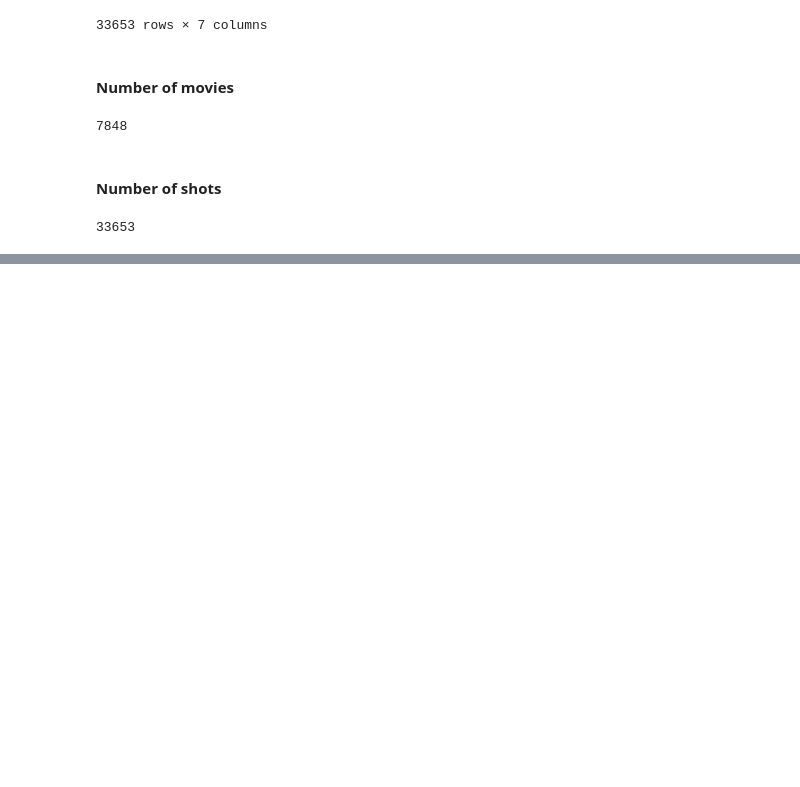
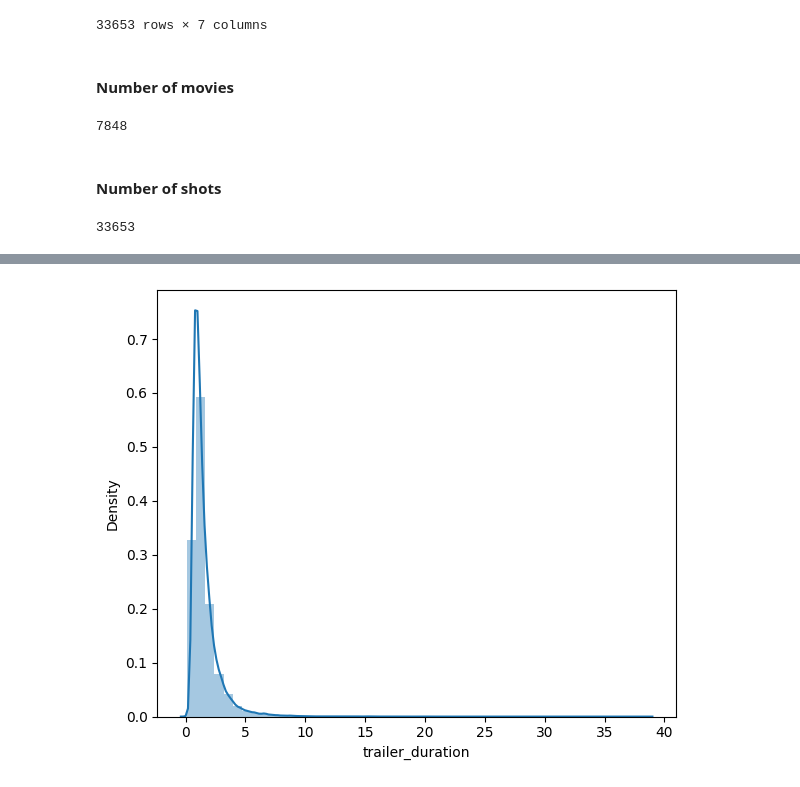
Before and after one commit to DaDeCar/Shot-type-for-Ads-DD, a Jupyter notebook: jupyters _notebooks/EDA.ipynb, the cells around one changed output, grey strips where cells are left out. Drawn from its saved outputs; the diff is of its cells as text; code cells hidden in the pictures; blank space fills up the shorter version.

```diff
--- a/jupyters _notebooks/EDA.ipynb
+++ b/jupyters _notebooks/EDA.ipynb
@@ -121,0 +207,7 @@ print(fps)
+# %%
+fig, axes = plt.subplots(figsize=(6,5))
+sns.distplot(df['trailer_duration'], kde=True)
+ax.set(xlabel='Trailer duration (seg)')
+fig.tight_layout()
+# %% [output]
+[figure, added]
```
Also changed, not shown: parts of 13 cells of this notebook, 2 other files.
